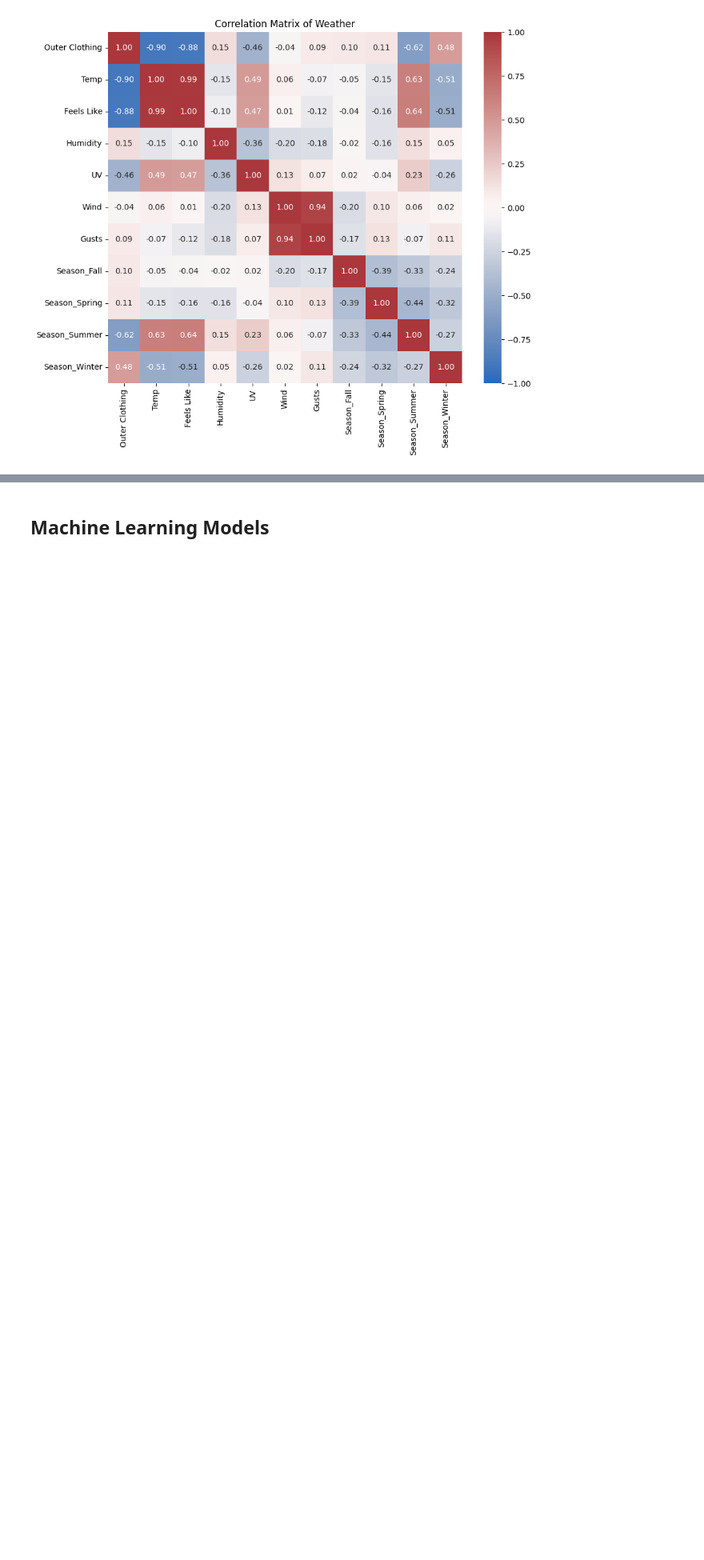
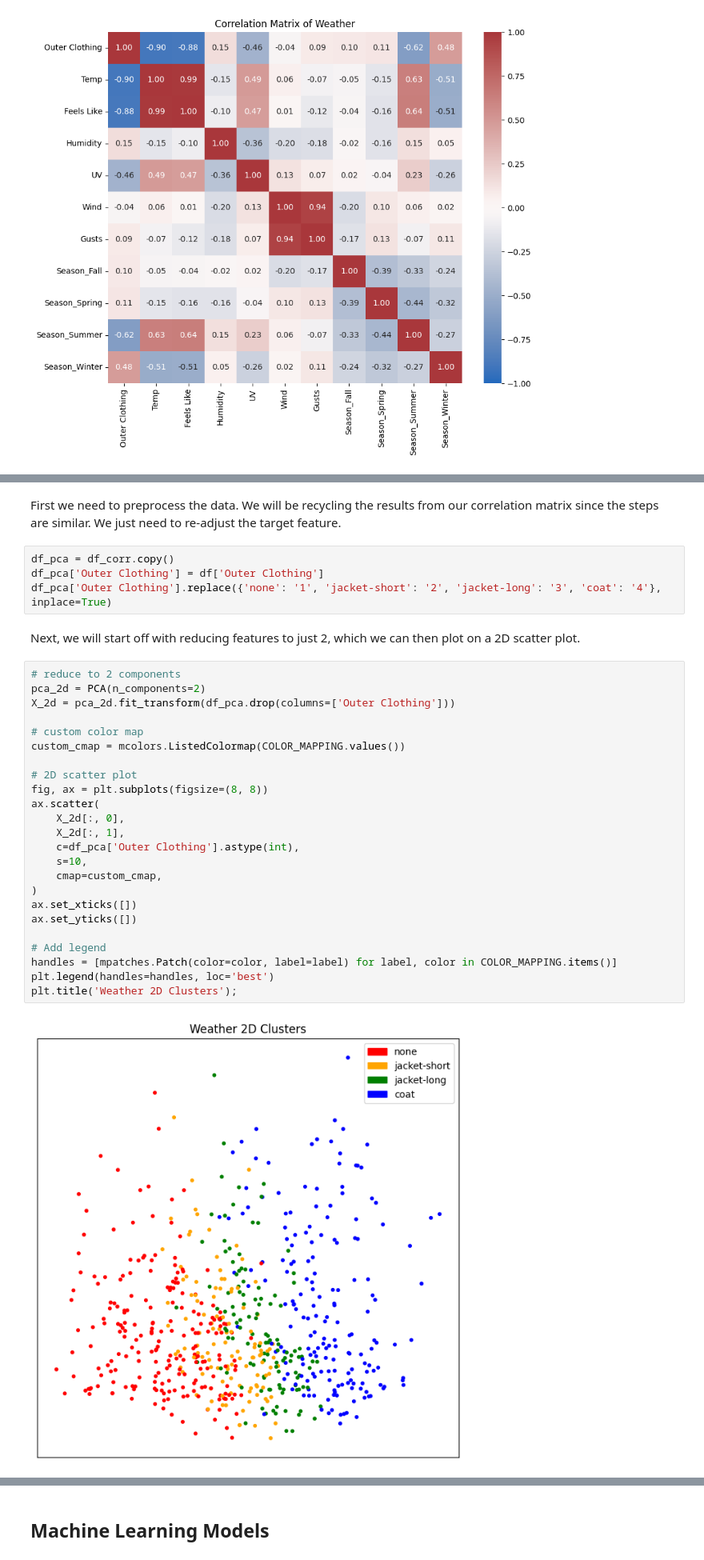
Before and after one commit to tikkikkit21/WeatherML, a Jupyter notebook: research.ipynb, the cells around one changed output, grey strips where cells are left out. Shown at 80% size. Cells and saved outputs as stored; diff of their text form; blank space fills up the shorter version.

Commit message:
Use PCA to create 2D & 3D scatterplots
Resolves #11

```diff
--- a/research.ipynb
+++ b/research.ipynb
@@ -193,0 +199,37 @@ plt.title("Correlation Matrix of Weather");
+# %% [markdown]
+First we need to preprocess the data. We will be recycling the results from our
+correlation matrix since the steps are similar. We just need to re-adjust the
+target feature.
+# %%
+df_pca = df_corr.copy()
+df_pca['Outer Clothing'] = df['Outer Clothing']
+df_pca['Outer Clothing'].replace({'none': '1', 'jacket-short': '2', 'jacket-long': '3', 'coat': '4'}, inplace=True)
+# %% [markdown]
+Next, we will start off with reducing features to just 2, which we can then plot
+on a 2D scatter plot.
+# %%
+# reduce to 2 components
+pca_2d = PCA(n_components=2)
+X_2d = pca_2d.fit_transform(df_pca.drop(columns=['Outer Clothing']))
+
+# custom color map
+custom_cmap = mcolors.ListedColormap(COLOR_MAPPING.values())
+
+# 2D scatter plot
+fig, ax = plt.subplots(figsize=(8, 8))
+ax.scatter(
+    X_2d[:, 0],
+    X_2d[:, 1],
+    c=df_pca['Outer Clothing'].astype(int),
+    s=10,
+    cmap=custom_cmap,
+)
+ax.set_xticks([])
+ax.set_yticks([])
+
+# Add legend
+handles = [mpatches.Patch(color=color, label=label) for label, color in COLOR_MAPPING.items()]
+plt.legend(handles=handles, loc='best')
+plt.title('Weather 2D Clusters');
+# %% [output]
+[figure, added]
```
Also changed, not shown: parts of 4 cells of this notebook.
